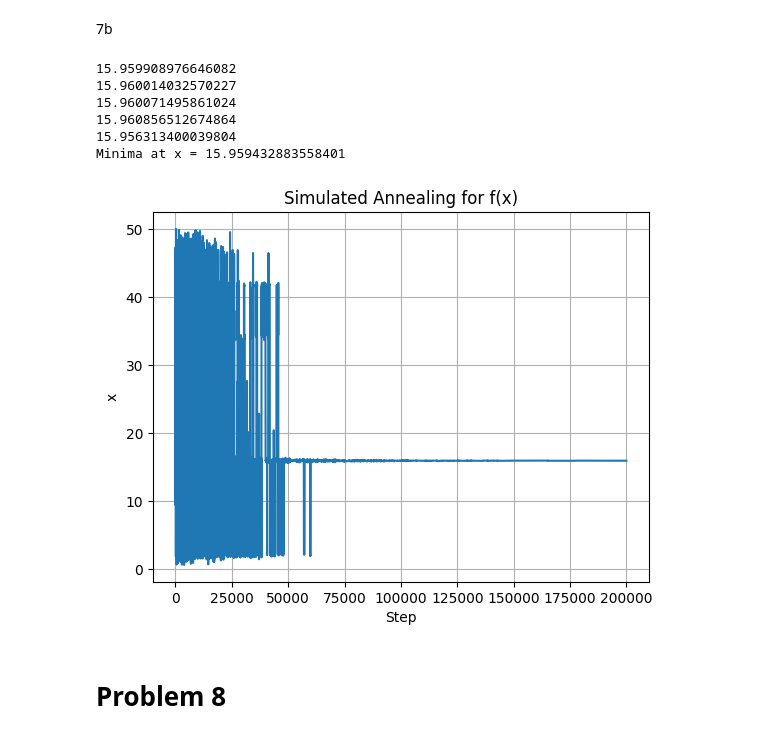
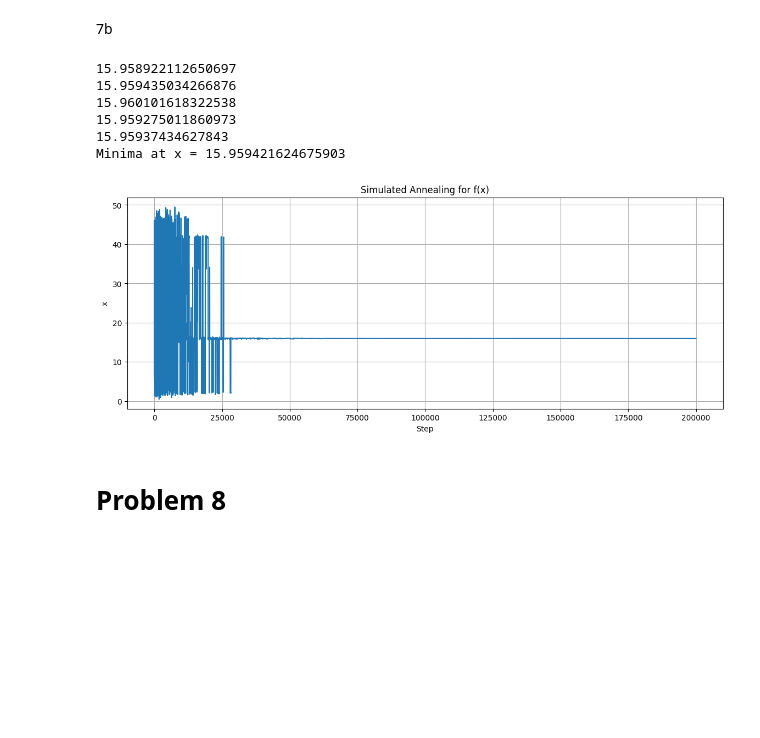
Before and after one commit to SNarula14/PH354_Assign, a Jupyter notebook: Assign_5/assign5.ipynb, the cells around one changed output. Saved outputs shown, nothing was run; the diff lists cells and outputs as text; code cells hidden in the pictures; blank space fills up the shorter version.

```diff
--- a/Assign_5/assign5.ipynb
+++ b/Assign_5/assign5.ipynb
@@ -388,42 +388,42 @@ Minima as -3.861042507386346e-06
 # %%
 def f(x):
     if x<50 and x>0:
         return np.cos(x)+ np.cos(np.sqrt(2)*x) + np.cos(np.sqrt(3)*x)
     else:
         return float('inf')
 
 N = 200000
 out = []
 for k in range(5):
     x = np.random.uniform(0, 50)
     xs= []
     for t in range(N):
-        T = 1 * np.exp(-10*t/N)
+        T = 1 * np.exp(-20*t/N)
         delta = np.random.normal(0, 10)
         x_new = x + delta
         dE = f(x_new) - f(x)
         if dE < 0 or np.random.rand() < np.exp(-dE / T):
             x = x_new
         xs.append(x)
     print(np.average(xs[-1000:]))
     out.append(np.average(xs[-1000:]))
 
 print('Minima at x =', np.average(out))
-plt.figure()
+plt.figure(figsize=(14,5))
 plt.plot(xs)
 plt.xlabel("Step")
 plt.ylabel("x")
 plt.title("Simulated Annealing for f(x)")
 plt.grid()
 plt.show()
 # %% [output]
-15.959908976646082
-15.960014032570227
-15.960071495861024
-15.960856512674864
-15.956313400039804
-Minima at x = 15.959432883558401
+15.958922112650697
+15.959435034266876
+15.960101618322538
+15.959275011860973
+15.95937434627843
+Minima at x = 15.959421624675903
-[figure, old version]
+[figure, new version]
 # %% [markdown]
 # Problem 8
 # %% [markdown]
```
